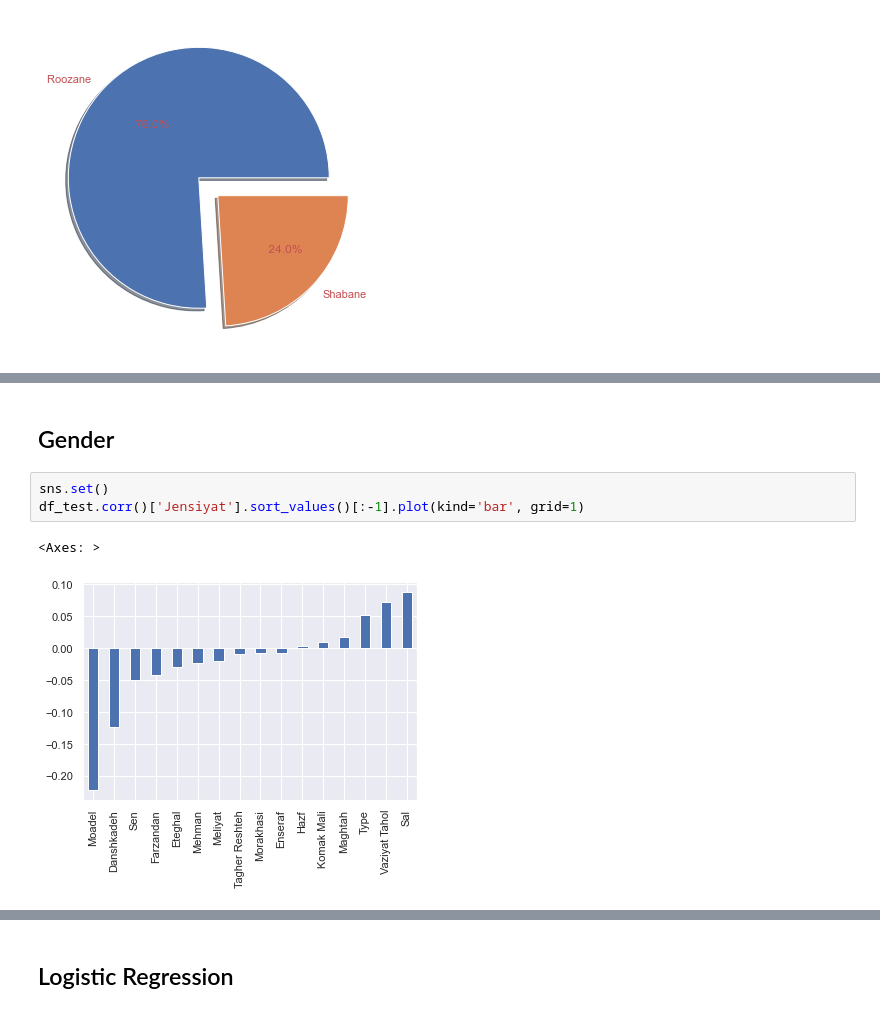
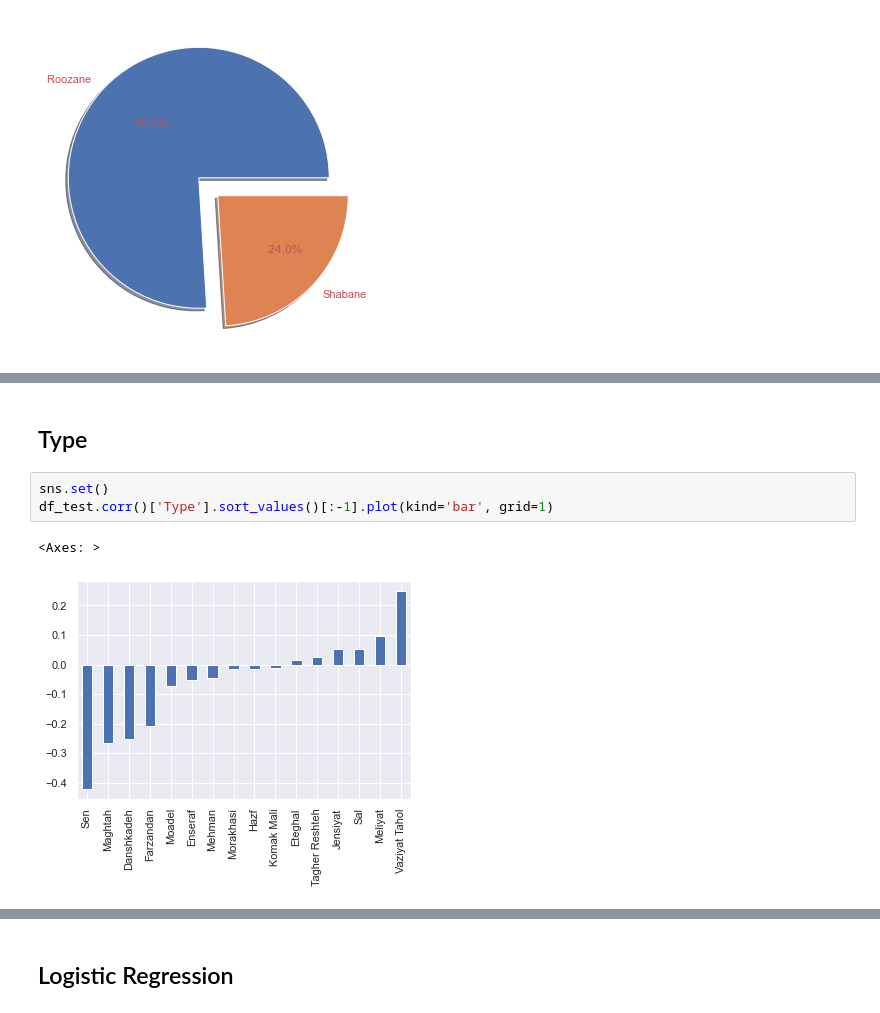
Before and after one commit to mghasemi19/ML_EconEduc, a Jupyter notebook: Type_classification.ipynb, the cells around one changed output, grey strips where cells are left out. Saved outputs shown, nothing was run; the diff lists cells and outputs as text.

```diff
--- a/Type_classification.ipynb
+++ b/Type_classification.ipynb
@@ -126,10 +147,10 @@ Tagher Reshteh    0
 Mehman            0
 dtype: int64
 # %% [markdown]
-## Gender
+## Type
 # %%
 sns.set()
-df_test.corr()['Jensiyat'].sort_values()[:-1].plot(kind='bar', grid=1)
+df_test.corr()['Type'].sort_values()[:-1].plot(kind='bar', grid=1)
 # %% [output]
 <Axes: >
-[figure, old version]
+[figure, new version]
```
Also changed, not shown: parts of 6 cells of this notebook, 1 other file.
